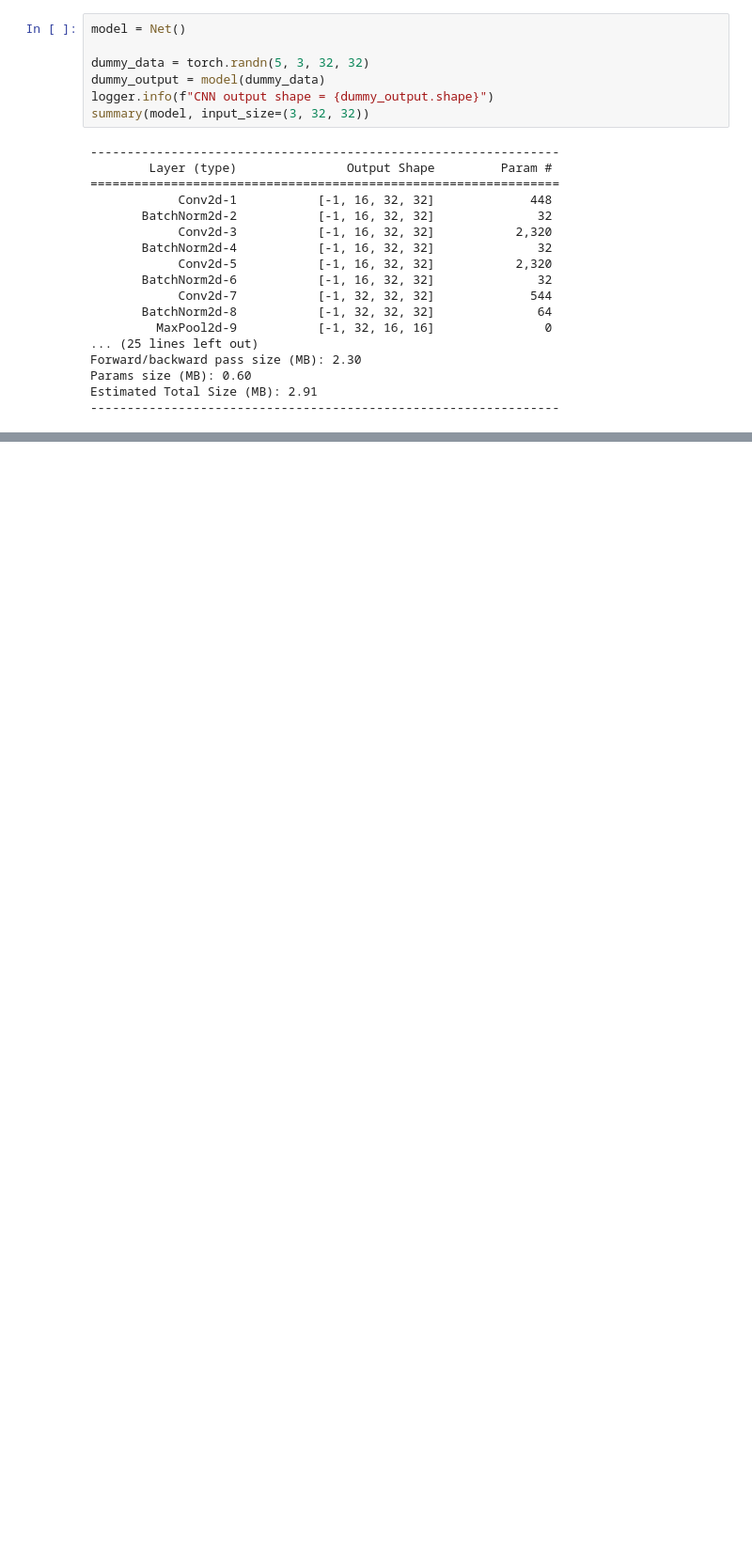
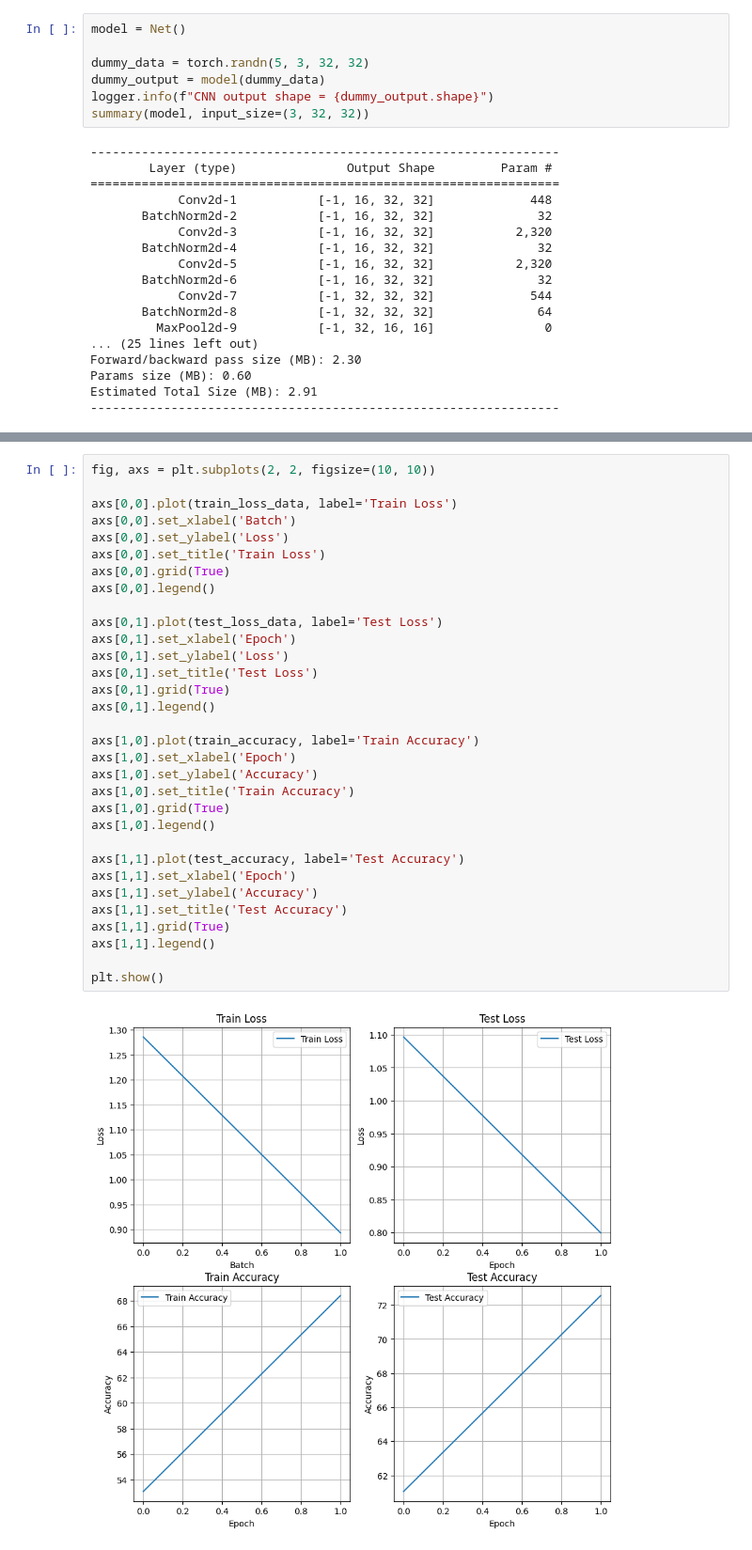
Before and after one commit to aravindchakravarti/ERAv4, a Jupyter notebook: S7_Cifar10_200k/CIFAR10.ipynb, the cells around one changed output, grey strips where cells are left out. Shown: that part at 94% size. Cells and saved outputs as stored; diff of their text form; blank space fills up the shorter version.

Commit message:
Added graphs

```diff
--- a/S7_Cifar10_200k/CIFAR10.ipynb
+++ b/S7_Cifar10_200k/CIFAR10.ipynb
@@ -192,0 +234,34 @@ TypeError: test() missing 1 required positional argument: 'epoch'
+# %%
+fig, axs = plt.subplots(2, 2, figsize=(10, 10))
+
+axs[0,0].plot(train_loss_data, label='Train Loss')
+axs[0,0].set_xlabel('Batch')
+axs[0,0].set_ylabel('Loss')
+axs[0,0].set_title('Train Loss')
+axs[0,0].grid(True)
+axs[0,0].legend()
+
+axs[0,1].plot(test_loss_data, label='Test Loss')
+axs[0,1].set_xlabel('Epoch')
+axs[0,1].set_ylabel('Loss')
+axs[0,1].set_title('Test Loss')
+axs[0,1].grid(True)
+axs[0,1].legend()
+
+axs[1,0].plot(train_accuracy, label='Train Accuracy')
+axs[1,0].set_xlabel('Epoch')
+axs[1,0].set_ylabel('Accuracy')
+axs[1,0].set_title('Train Accuracy')
+axs[1,0].grid(True)
+axs[1,0].legend()
+
+axs[1,1].plot(test_accuracy, label='Test Accuracy')
+axs[1,1].set_xlabel('Epoch')
+axs[1,1].set_ylabel('Accuracy')
+axs[1,1].set_title('Test Accuracy')
+axs[1,1].grid(True)
+axs[1,1].legend()
+
+plt.show()
+# %% [output]
+[figure, added]
```
Also changed, not shown: parts of 7 cells of this notebook.
